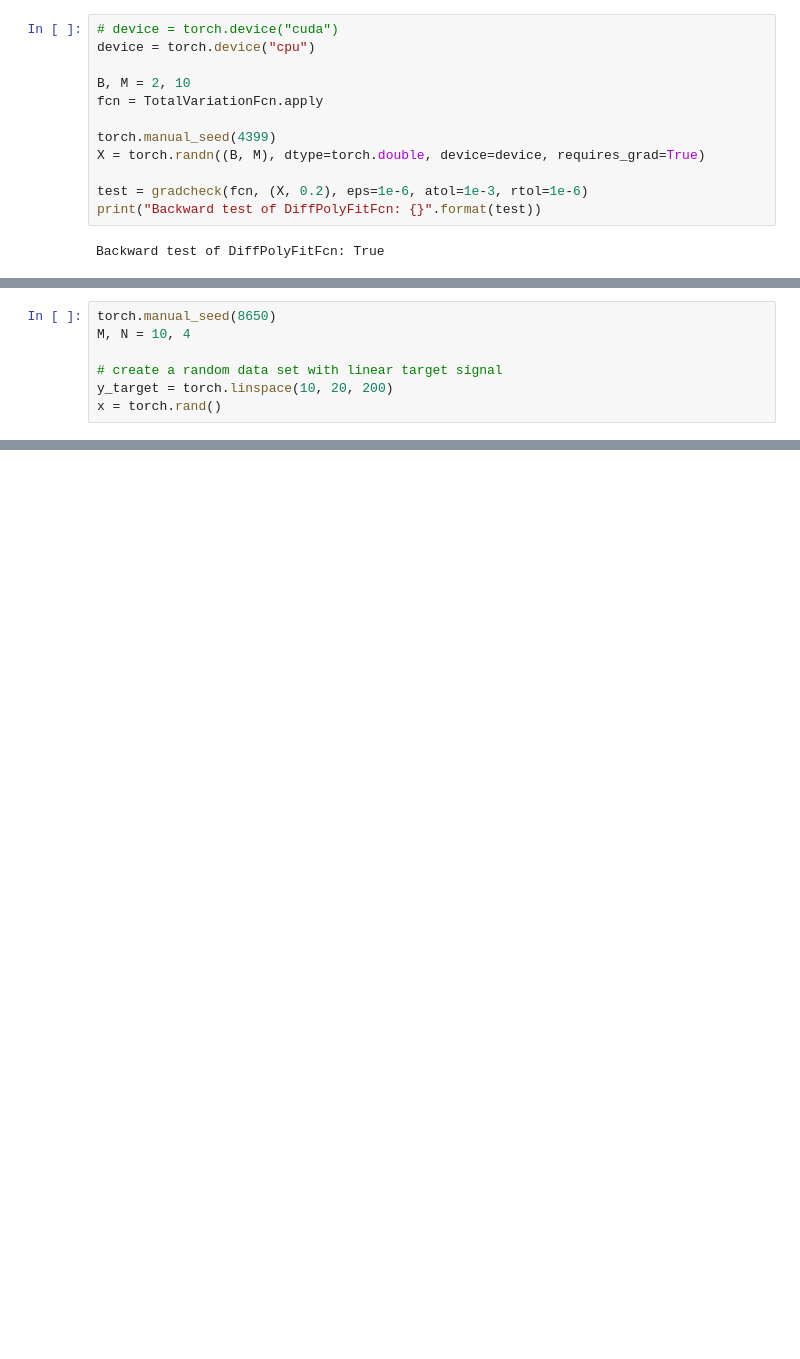
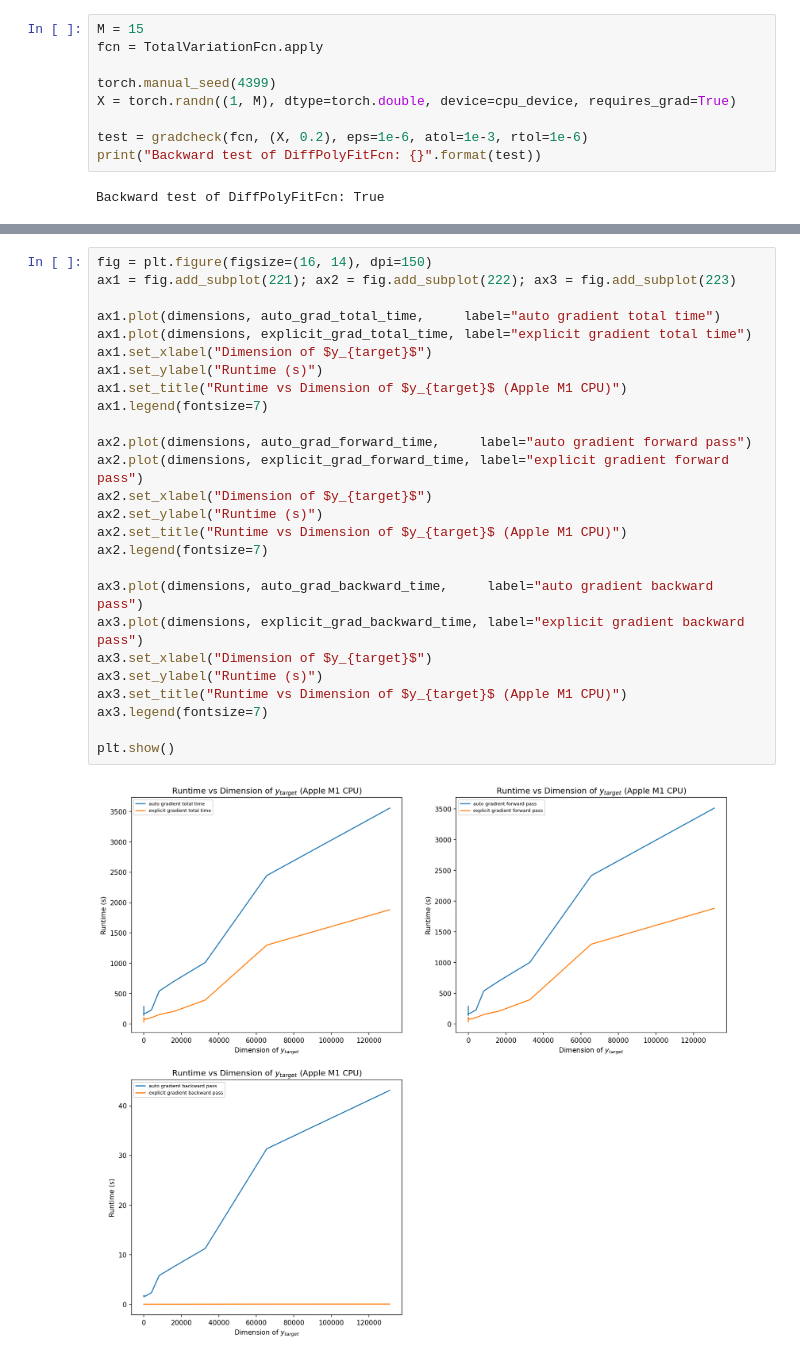
Before and after one commit to yiran-frank-mao/COMP4680_ASE, a Jupyter notebook: main.ipynb, the cells around one changed output, grey strips where cells are left out. Cells and saved outputs as stored; diff of their text form; blank space fills up the shorter version.

Commit message:
Add report, add forward runtime, backward runtime

```diff
--- a/main.ipynb
+++ b/main.ipynb
@@ -96,14 +153,11 @@ class TotalVariationFcn(torch.autograd.Function):
 # %% [markdown]
 Check the gradient of the `TotalVariationFcn` class by using `gradcheck` function in PyTorch:
 # %%
-# device = torch.device("cuda")
-device = torch.device("cpu")
-
-B, M = 2, 10
+M = 15
 fcn = TotalVariationFcn.apply
 
 torch.manual_seed(4399)
-X = torch.randn((B, M), dtype=torch.double, device=device, requires_grad=True)
+X = torch.randn((1, M), dtype=torch.double, device=cpu_device, requires_grad=True)
 
 test = gradcheck(fcn, (X, 0.2), eps=1e-6, atol=1e-3, rtol=1e-6)
 print("Backward test of DiffPolyFitFcn: {}".format(test))
@@ -118,11 +172,4 @@ $$
 \textbf{subject to}   & \quad  y^\star = \mathrm{argmin}_u \frac{1}{2} * \|u-x \|_2^2 + \lambda \sum_{i=1}^{n-1}|u_{i+1} - u_i|
 \end{aligned}
 $$
-# %%
-torch.manual_seed(8650)
-M, N = 10, 4
-
-# create a random data set with linear target signal
-y_target = torch.linspace(10, 20, 200)
-x = torch.rand()
 # %%
@@ -213,0 +254,28 @@ plt.show()
+# %%
+fig = plt.figure(figsize=(16, 14), dpi=150)
+ax1 = fig.add_subplot(221); ax2 = fig.add_subplot(222); ax3 = fig.add_subplot(223)
+
+ax1.plot(dimensions, auto_grad_total_time,     label="auto gradient total time")
+ax1.plot(dimensions, explicit_grad_total_time, label="explicit gradient total time")
+ax1.set_xlabel("Dimension of $y_{target}$")
+ax1.set_ylabel("Runtime (s)")
+ax1.set_title("Runtime vs Dimension of $y_{target}$ (Apple M1 CPU)")
+ax1.legend(fontsize=7)
+
+ax2.plot(dimensions, auto_grad_forward_time,     label="auto gradient forward pass")
+ax2.plot(dimensions, explicit_grad_forward_time, label="explicit gradient forward pass")
+ax2.set_xlabel("Dimension of $y_{target}$")
+ax2.set_ylabel("Runtime (s)")
+ax2.set_title("Runtime vs Dimension of $y_{target}$ (Apple M1 CPU)")
+ax2.legend(fontsize=7)
+
+ax3.plot(dimensions, auto_grad_backward_time,     label="auto gradient backward pass")
+ax3.plot(dimensions, explicit_grad_backward_time, label="explicit gradient backward pass")
+ax3.set_xlabel("Dimension of $y_{target}$")
+ax3.set_ylabel("Runtime (s)")
+ax3.set_title("Runtime vs Dimension of $y_{target}$ (Apple M1 CPU)")
+ax3.legend(fontsize=7)
+
+plt.show()
+# %% [output]
+[figure, added]
```
Also changed, not shown: parts of 12 cells of this notebook, 3 other files.
